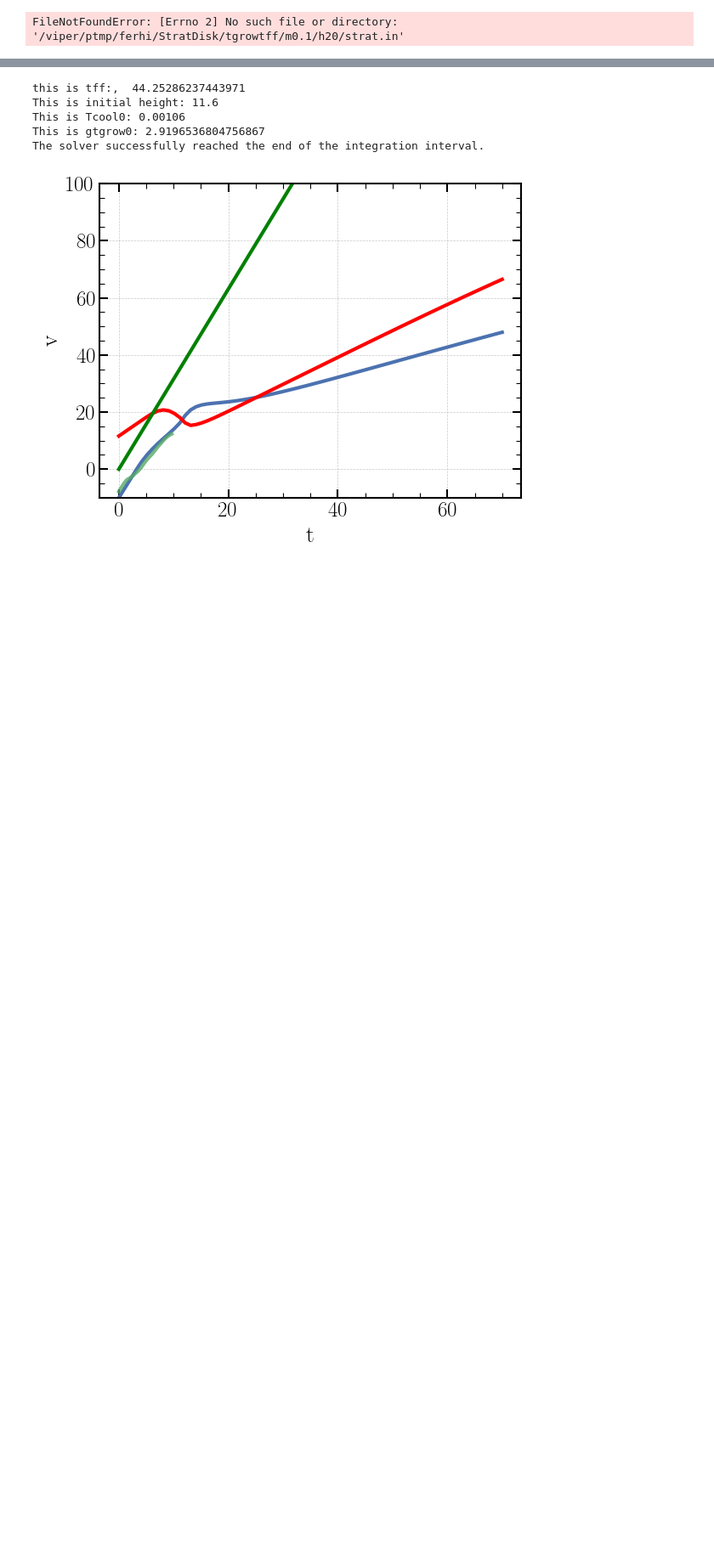
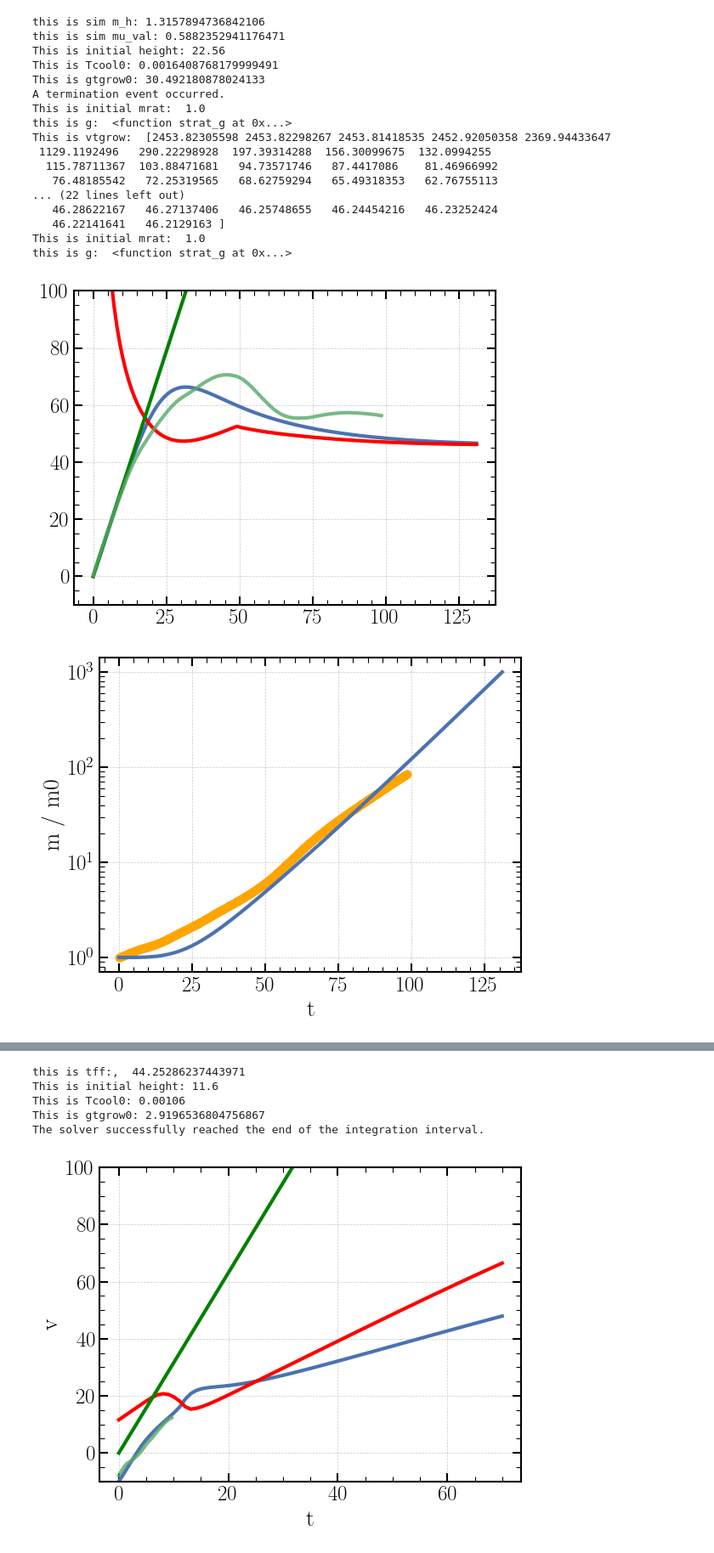
Before and after one commit to fermentando/own_package, a Jupyter notebook: plots/turbulent_infalling.ipynb, the cells around one changed output, grey strips where cells are left out. Shown at 85% size. Saved outputs shown, nothing was run; the diff lists cells and outputs as text; code cells hidden in the pictures; blank space fills up the shorter version.

```diff
--- a/plots/turbulent_infalling.ipynb
+++ b/plots/turbulent_infalling.ipynb
@@ -409,5 +403,23 @@ A termination event occurred.
 # %%
-fc = CompareRuns(0.3, h0=20, vturb =10, rundir='/viper/ptmp/ferhi/StratDisk/tgrowtff/m0.1/h20', v0=10)
-fc.compare_plots(1e3, stop_mode='mass')
+fc = CompareRuns(r_cl0=100, vturb=0.1, rundir='/viper/ptmp/ferhi/StratDisk/noturb/r100')
+fc.compare_plots(1e3, stop_mode='mass', f_KH=3)
 # %% [output]
-FileNotFoundError: [Errno 2] No such file or directory: '/viper/ptmp/ferhi/StratDisk/tgrowtff/m0.1/h20/strat.in'
+this is sim m_h: 1.3157894736842106
+this is sim mu_val: 0.5882352941176471
+This is initial height: 22.56
+This is Tcool0: 0.0016408768179999491
+This is gtgrow0: 30.492180878024133
+A termination event occurred.
+This is initial mrat:  1.0
+this is g:  <function strat_g at 0x...>
+This is vtgrow:  [2453.82305598 2453.82298267 2453.81418535 2452.92050358 2369.94433647
+ 1129.1192496   290.22298928  197.39314288  156.30099675  132.0994255
+  115.78711367  103.88471681   94.73571746   87.4417086    81.46966992
+   76.48185542   72.25319565   68.62759294   65.49318353   62.76755113
+... (22 lines left out)
+   46.28622167   46.27137406   46.25748655   46.24454216   46.23252424
+   46.22141641   46.2129163 ]
+This is initial mrat:  1.0
+this is g:  <function strat_g at 0x...>
+[figure, added]
+[figure, added]
```
Also changed, not shown: parts of 9 cells of this notebook, 28 other files.
